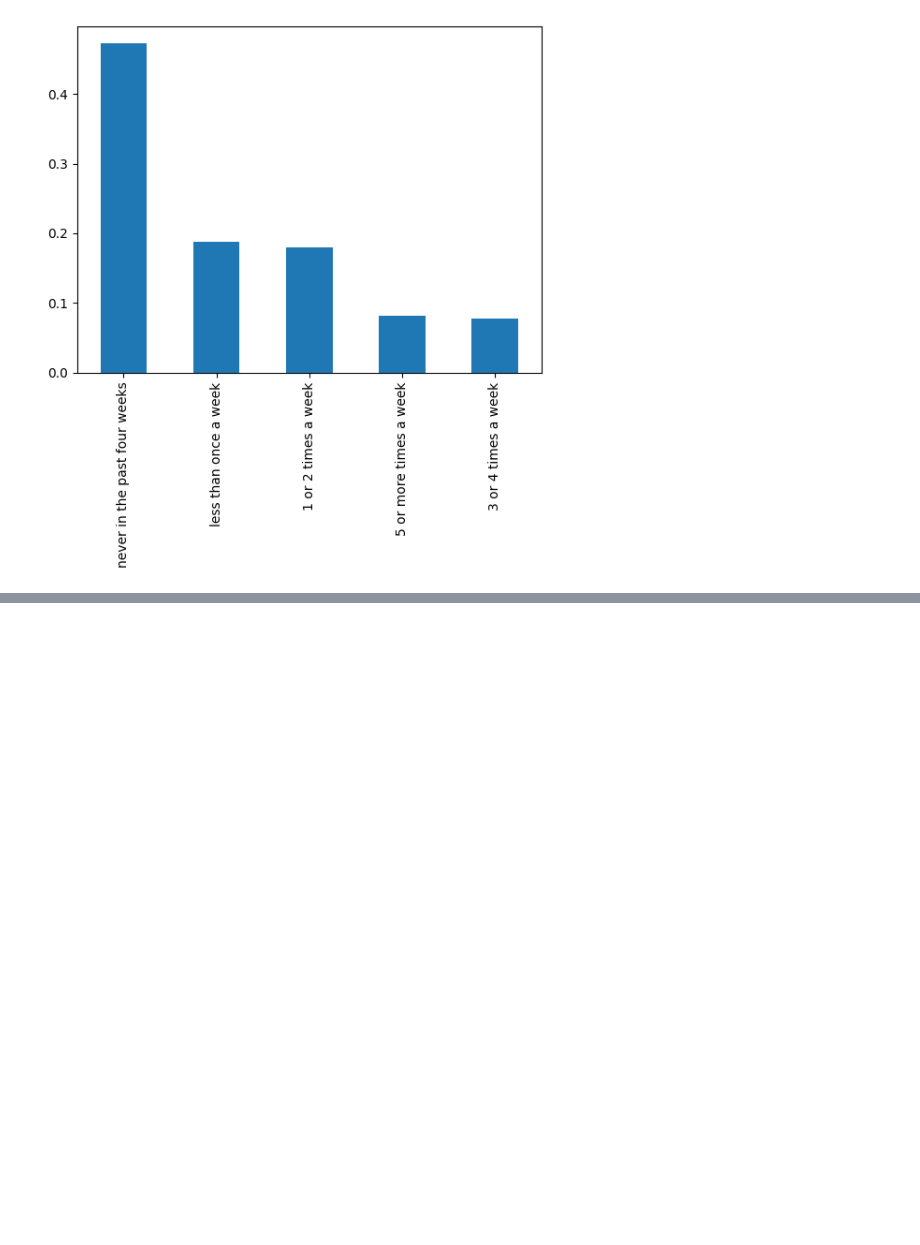
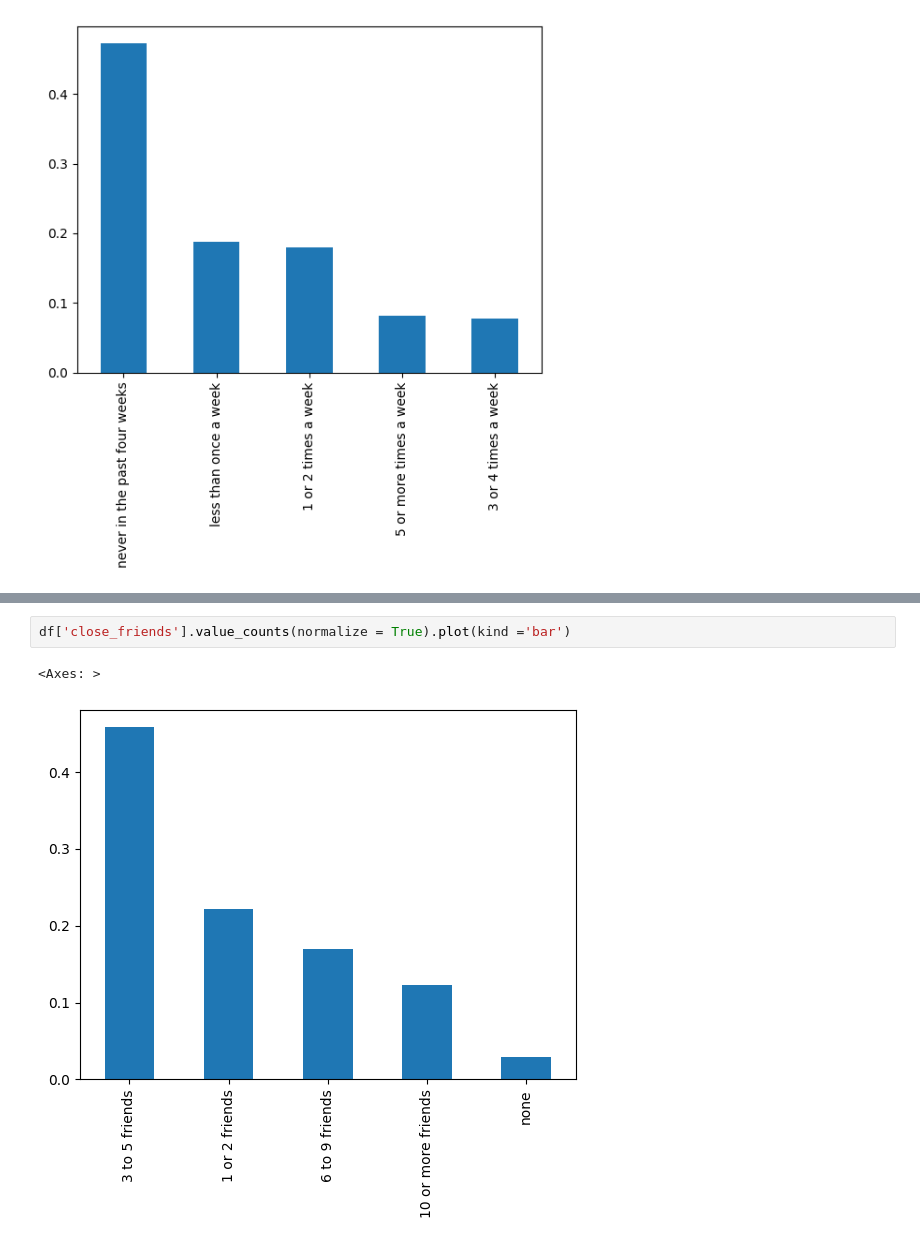
Before and after one commit to prestonmlau/Skyline-Math-200, a Jupyter notebook: PL_Copy_of_Python_Notebook_Setup_by_.ipynb, the cells around one changed output, grey strips where cells are left out. Saved outputs shown, nothing was run; the diff lists cells and outputs as text; blank space fills up the shorter version.

```diff
--- a/PL_Copy_of_Python_Notebook_Setup_by_.ipynb
+++ b/PL_Copy_of_Python_Notebook_Setup_by_.ipynb
@@ -163,0 +326,5 @@ df['trouble_sleeping'].value_counts(normalize = True).plot(kind ='bar')
+# %%
+df['close_friends'].value_counts(normalize = True).plot(kind ='bar')
+# %% [output]
+<Axes: >
+[figure, added]
```
Also changed, not shown: parts of 21 cells of this notebook.
